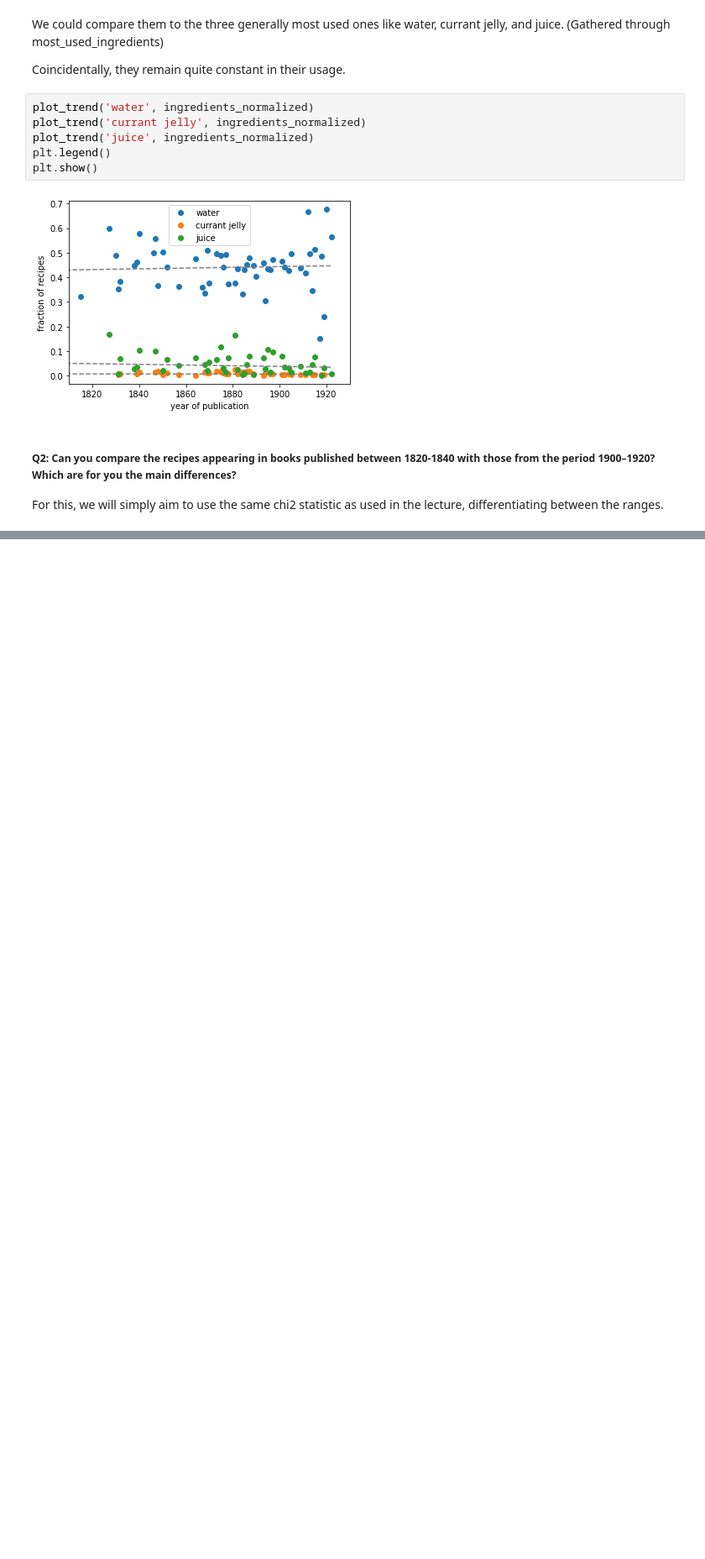
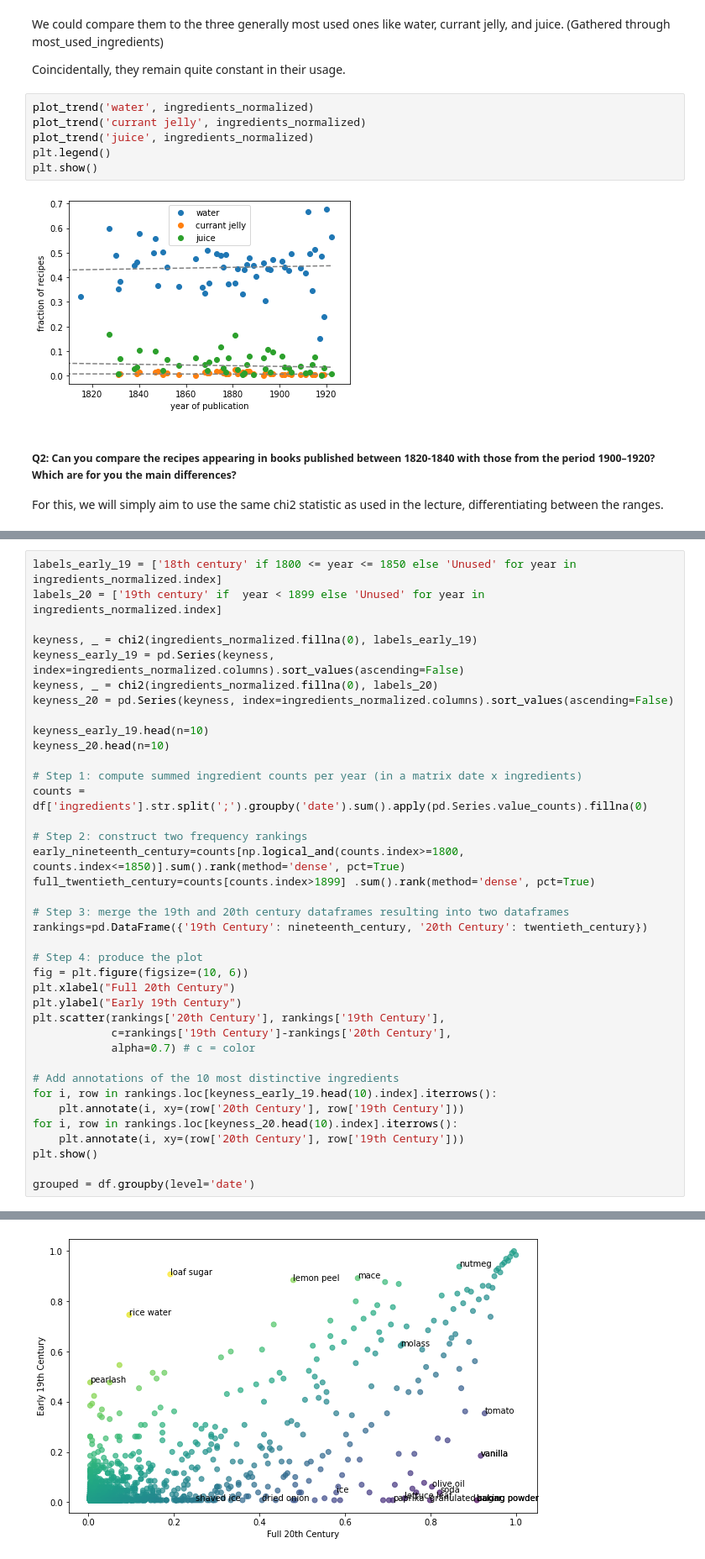
Before and after one commit to Brian6330/Digital-Humanities, a Jupyter notebook: Exercise 1/Exercise 1.ipynb, the cells around one changed output, grey strips where cells are left out. Shown at 84% size. Drawn from its saved outputs; the diff is of its cells as text; blank space fills up the shorter version.

```diff
--- a/Exercise 1/Exercise 1.ipynb
+++ b/Exercise 1/Exercise 1.ipynb
@@ -127,0 +132,39 @@ are more likely in the new 20th century.
+# %%
+labels_early_19 = ['18th century' if 1800 <= year <= 1850 else 'Unused' for year in ingredients_normalized.index]
+labels_20 = ['19th century' if  year < 1899 else 'Unused' for year in ingredients_normalized.index]
+
+keyness, _ = chi2(ingredients_normalized.fillna(0), labels_early_19)
+keyness_early_19 = pd.Series(keyness, index=ingredients_normalized.columns).sort_values(ascending=False)
+keyness, _ = chi2(ingredients_normalized.fillna(0), labels_20)
+keyness_20 = pd.Series(keyness, index=ingredients_normalized.columns).sort_values(ascending=False)
+
+keyness_early_19.head(n=10)
+keyness_20.head(n=10)
+
+# Step 1: compute summed ingredient counts per year (in a matrix date x ingredients)
+counts = df['ingredients'].str.split(';').groupby('date').sum().apply(pd.Series.value_counts).fillna(0)
+
+# Step 2: construct two frequency rankings
+early_nineteenth_century=counts[np.logical_and(counts.index>=1800, counts.index<=1850)].sum().rank(method='dense', pct=True)
+full_twentieth_century=counts[counts.index>1899] .sum().rank(method='dense', pct=True)
+
+# Step 3: merge the 19th and 20th century dataframes resulting into two dataframes
+rankings=pd.DataFrame({'19th Century': nineteenth_century, '20th Century': twentieth_century})
+
+# Step 4: produce the plot
+fig = plt.figure(figsize=(10, 6))
+plt.xlabel("Full 20th Century")
+plt.ylabel("Early 19th Century")
+plt.scatter(rankings['20th Century'], rankings['19th Century'],
+            c=rankings['19th Century']-rankings['20th Century'],
+            alpha=0.7) # c = color
+
+# Add annotations of the 10 most distinctive ingredients
+for i, row in rankings.loc[keyness_early_19.head(10).index].iterrows():
+    plt.annotate(i, xy=(row['20th Century'], row['19th Century']))
+for i, row in rankings.loc[keyness_20.head(10).index].iterrows():
+    plt.annotate(i, xy=(row['20th Century'], row['19th Century']))
+plt.show()
+
+grouped = df.groupby(level='date')
+# %% [output]
@@ -127,0 +176 @@ are more likely in the new 20th century.
+[figure, added]
```
Also changed, not shown: parts of 7 cells of this notebook.
